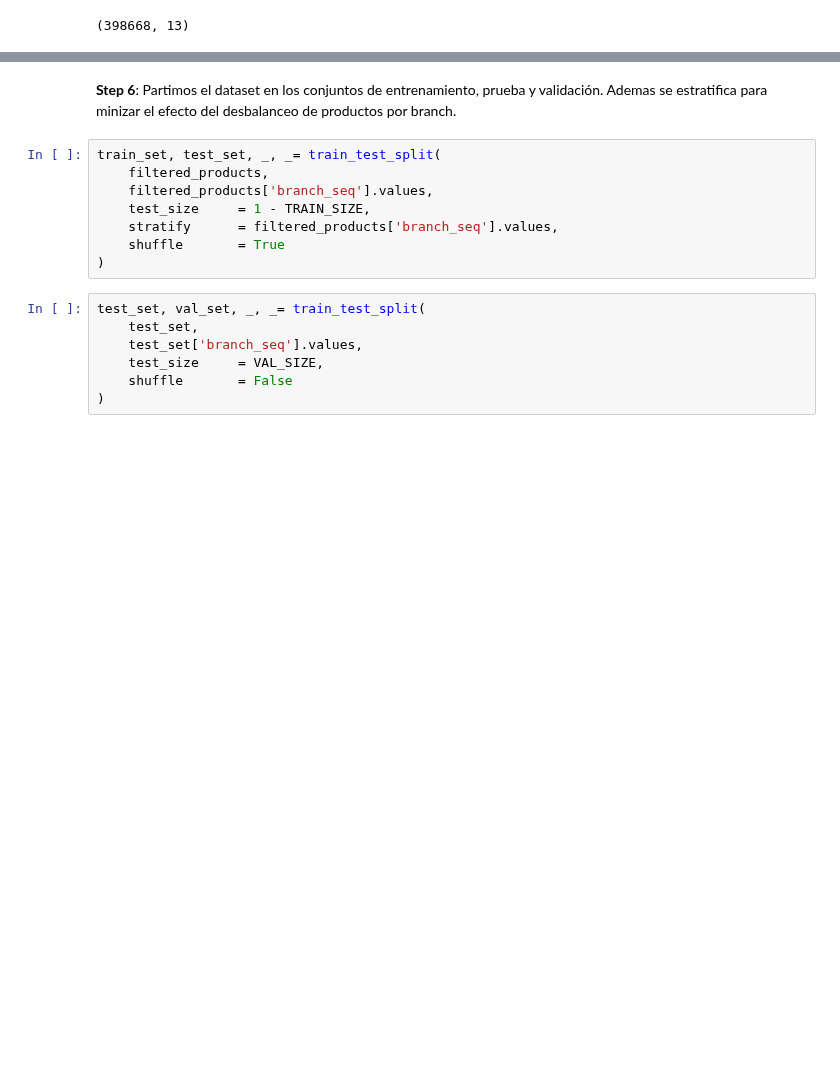
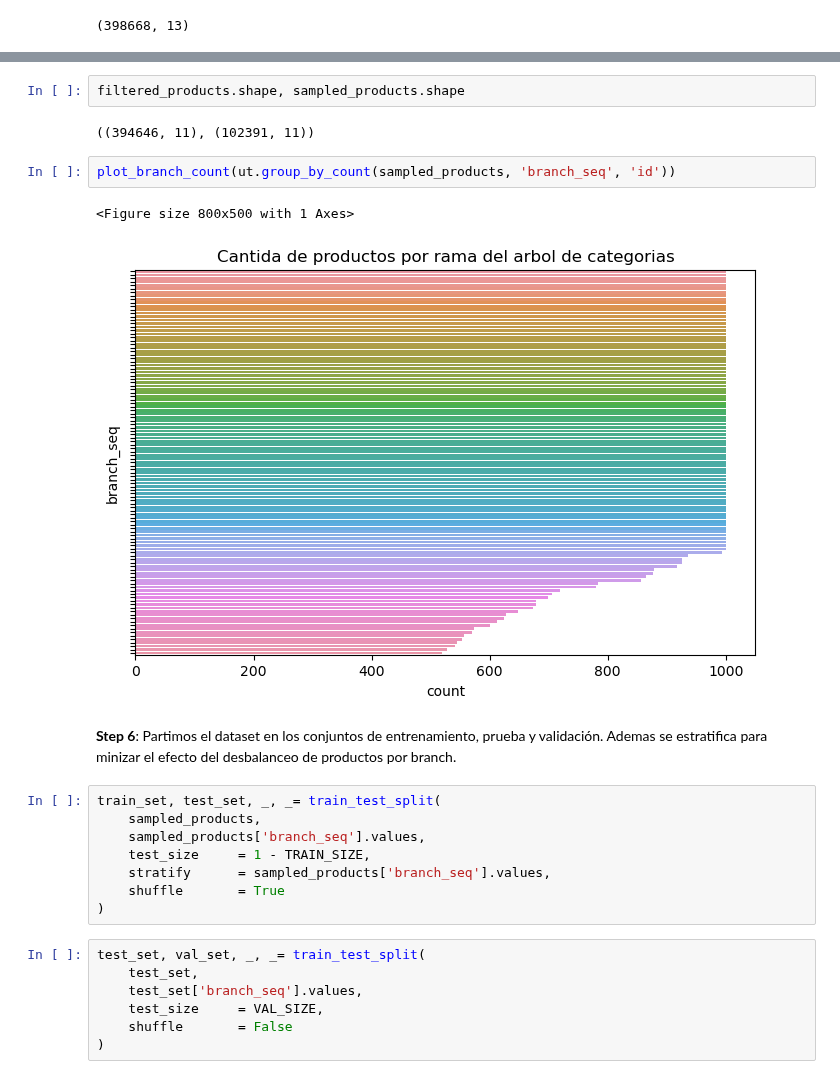
Before and after one commit to magistery-tps/text-mining, a Jupyter notebook: notebooks/fashion_outfits/preprocessing.ipynb, the cells around one changed output, grey strips where cells are left out. Cells and saved outputs as stored; diff of their text form; blank space fills up the shorter version.

```diff
--- a/notebooks/fashion_outfits/preprocessing.ipynb
+++ b/notebooks/fashion_outfits/preprocessing.ipynb
@@ -308,11 +354,20 @@ memory usage: 36.5+ MB
+# %%
+filtered_products.shape, sampled_products.shape
+# %% [output]
+((394646, 11), (102391, 11))
+# %%
+plot_branch_count(ut.group_by_count(sampled_products, 'branch_seq', 'id'))
+# %% [output]
+<Figure size 800x500 with 1 Axes>
+[figure, added]
 # %% [markdown]
 **Step 6**: Partimos el dataset en los conjuntos de entrenamiento, prueba y validación. Ademas se estratifica para minizar el efecto del desbalanceo de productos por branch.
 # %%
 train_set, test_set, _, _= train_test_split(
-    filtered_products,
-    filtered_products['branch_seq'].values,
+    sampled_products,
+    sampled_products['branch_seq'].values,
     test_size     = 1 - TRAIN_SIZE,
-    stratify      = filtered_products['branch_seq'].values,
+    stratify      = sampled_products['branch_seq'].values,
     shuffle       = True
 )
 # %%
```
Also changed, not shown: parts of 21 cells of this notebook, 5 other files.
